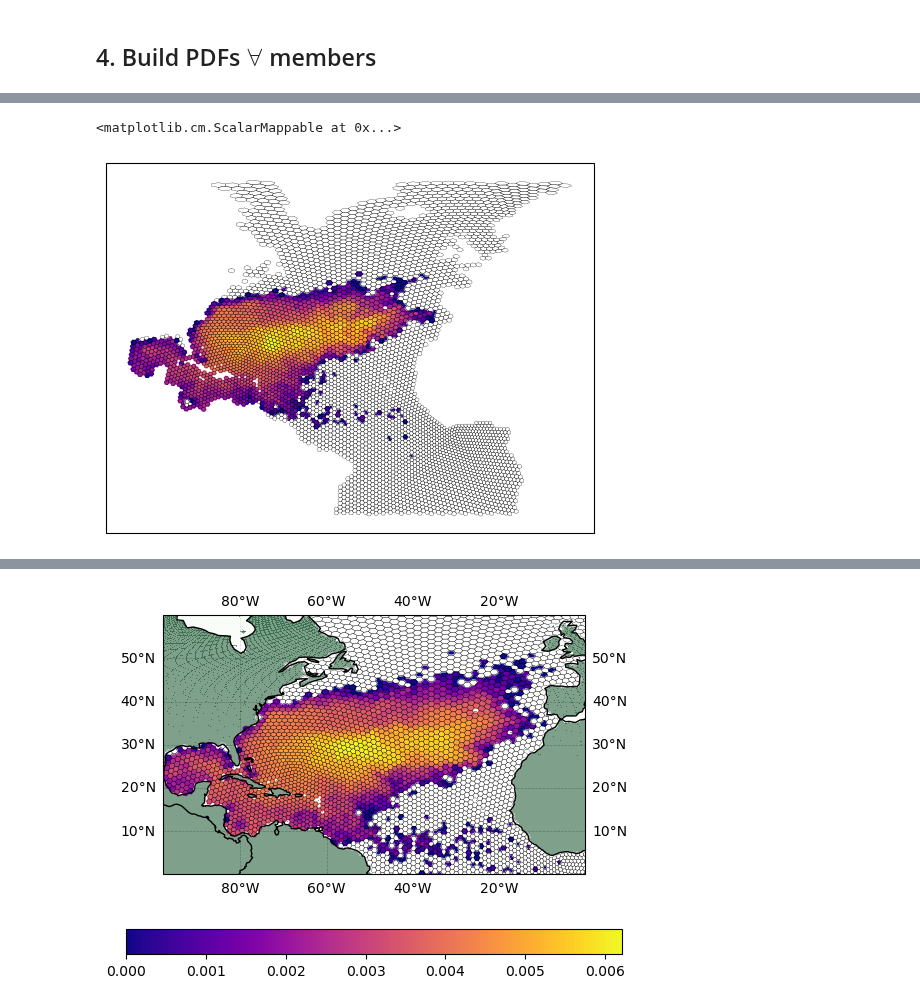
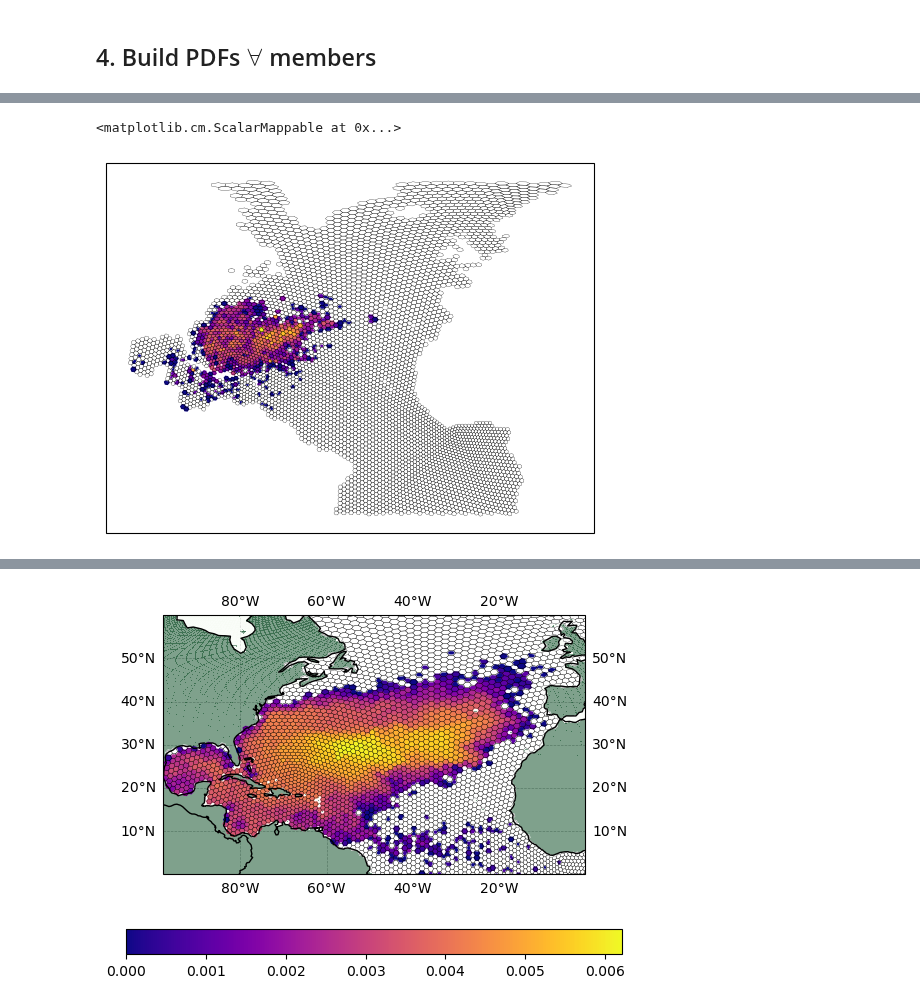
Before and after one commit to OceanParcels/NEMO_Ensemble_Lagrangian_Analysis, a Jupyter notebook: notebooks/08.HExbin_stats.ipynb, the cells around one changed output, grey strips where cells are left out. Drawn from its saved outputs; the diff is of its cells as text; code cells hidden in the pictures.

```diff
--- a/notebooks/08.HExbin_stats.ipynb
+++ b/notebooks/08.HExbin_stats.ipynb
@@ -82,9 +82,9 @@ array([100, 101, 102, 103, 104, 105, 106, 107, 108, 109, 110, 111, 112,
 # %%
 location = 'Cape_Hatteras'
 member = 49 # memeber
-std = 0.01 # Standard deviation od initial dispersion
+delta_r = 0.1 # Standard deviation od initial dispersion
 
-path = f"/storage/shared/oceanparcels/output_data/data_Claudio/NEMO_Ensemble/{location}/std_{std*100:03.0f}/{location}_std{std*100:03.0f}_m{member:03d}.zarr"
+path = file_path = f"/storage/shared/oceanparcels/output_data/data_Claudio/NEMO_Ensemble/{location}/spatial/dr_{delta_r*100:03.0f}/{location}_dr{delta_r*100:03.0f}_m{member:03d}.zarr"
 coreset = np.linspace(100, 200, 100, dtype=int)
 
 pset_members = xr.open_zarr(path)
@@ -93,7 +93,7 @@ pset_members = xr.open_zarr(path)
 
 for member in tqdm([1, 2, 47, 48, 49, 50]):
     print(member)
-    path = f"/storage/shared/oceanparcels/output_data/data_Claudio/NEMO_Ensemble/{location}/std_{std*100:03.0f}/{location}_std{std*100:03.0f}_m{member:03d}.zarr"
+    path = file_path = f"/storage/shared/oceanparcels/output_data/data_Claudio/NEMO_Ensemble/{location}/spatial/dr_{delta_r*100:03.0f}/{location}_dr{delta_r*100:03.0f}_m{member:03d}.zarr"
 
     pset_members_aux = xr.open_zarr(path)
     # pset_members_aux = pset_members_aux.isel(trajectory=coreset)
@@ -129,18 +129,28 @@ Data variables:
 ## 4. Build PDFs $\forall$ members
 # %%
 # load the hexbin grid
+with open(f'../data/hexgrid_no_coast_h2.pkl', 'rb') as f:
+        hexbin_grid = pickle.load(f)
 
-with open('../data/hexgrid_no_coast.pkl', 'rb') as f:
-    hexbin_grid = pickle.load(f)
+hexbin_grid_h2 = hexfunc.hexGrid(hexbin_grid, h3_res=2)
 
-hexbin_grid = hexfunc.hexGrid(hexbin_grid, h3_res=3)
+with open(f'../data/hexgrid_no_coast_h3.pkl', 'rb') as f:
+        hexbin_grid = pickle.load(f)
+hexbin_grid_h3 = hexfunc.hexGrid(hexbin_grid, h3_res=3)
+
+with open(f'../data/hexgrid_no_coast_h4.pkl', 'rb') as f:
+        hexbin_grid = pickle.load(f)
+hexbin_grid_h4 = hexfunc.hexGrid(hexbin_grid, h3_res=4)
 # %%
 obs_length = len(pset_members.obs)
-n_hex = hexbin_grid.n_hex
 
-probability = np.zeros((n_hex, obs_length))
+probability_h2 = np.zeros((hexbin_grid_h2.n_hex, obs_length))
+probability_h3 = np.zeros((hexbin_grid_h3.n_hex, obs_length))
+probability_h4 = np.zeros((hexbin_grid_h4.n_hex, obs_length))
 
 lons, lats = pset_members['lon'][:, :].values, pset_members['lat'][:, :].values
 
 for t in tqdm(range(obs_length)):
-    probability[:, t] = hexbin_grid.count_2d(lons[:,t], lats[:, t], normalize=True)
+    probability_h2[:, t] = hexbin_grid_h2.count_2d(lons[:,t], lats[:, t], normalize=True)
+    probability_h3[:, t] = hexbin_grid_h3.count_2d(lons[:,t], lats[:, t], normalize=True)
+    probability_h4[:, t] = hexbin_grid_h4.count_2d(lons[:,t], lats[:, t], normalize=True)
@@ -157,5 +157,5 @@ array([[0., 0., 0., ..., 0., 0., 0.],
 # %%
-hexbin_grid.pcolorhex(probability[:, 1000], cmap='plasma', draw_edges=True)
+hexbin_grid_h3.pcolorhex(probability_h3[:, 700], cmap='plasma', draw_edges=True)
 # %% [output]
 <matplotlib.cm.ScalarMappable at 0x...>
-[figure, old version]
+[figure, new version]
```
Also changed, not shown: parts of 7 cells of this notebook, 6 other files.
